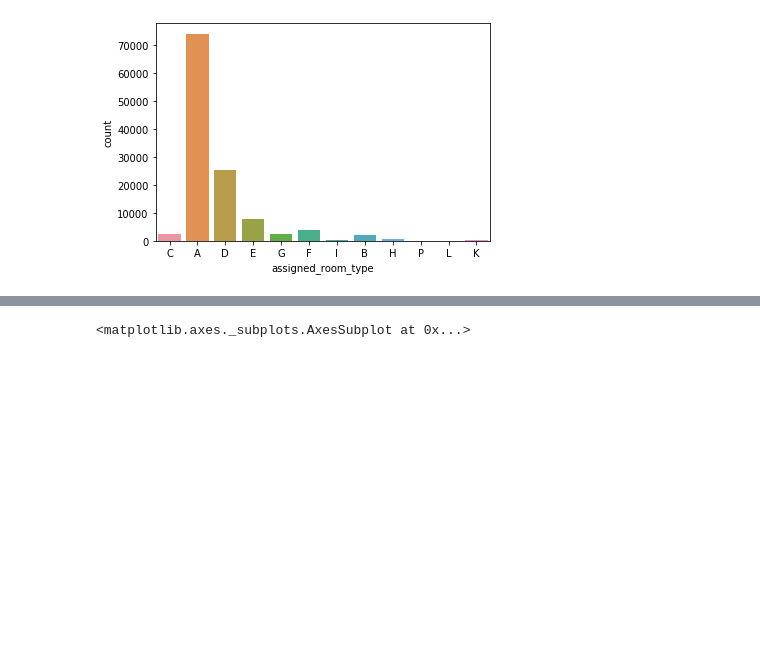
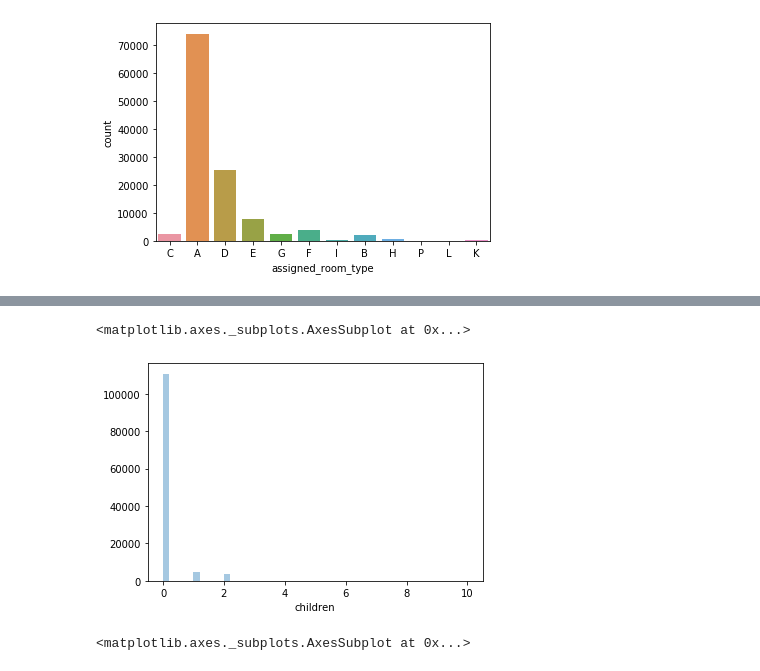
Before and after one commit to okeowovictor/Hotel-bookings-project-, a Jupyter notebook: Hotel Bookings Project.ipynb, the cells around one changed output, grey strips where cells are left out. Saved outputs shown, nothing was run; the diff lists cells and outputs as text; code cells hidden in the pictures; blank space fills up the shorter version.

```diff
--- a/Hotel Bookings Project.ipynb
+++ b/Hotel Bookings Project.ipynb
@@ -171,3 +395,8 @@ sns.countplot(x='assigned_room_type',data=Hotel_Bookings)
+# %%
+sns.distplot(Hotel_Bookings['children'],kde=False)
+# %% [output]
+<matplotlib.axes._subplots.AxesSubplot at 0x...>
+[figure, added]
 # %%
 sns.distplot(Hotel_Bookings['is_canceled'],kde=False)
 # %% [output]
```
Also changed, not shown: parts of 42 cells of this notebook.
